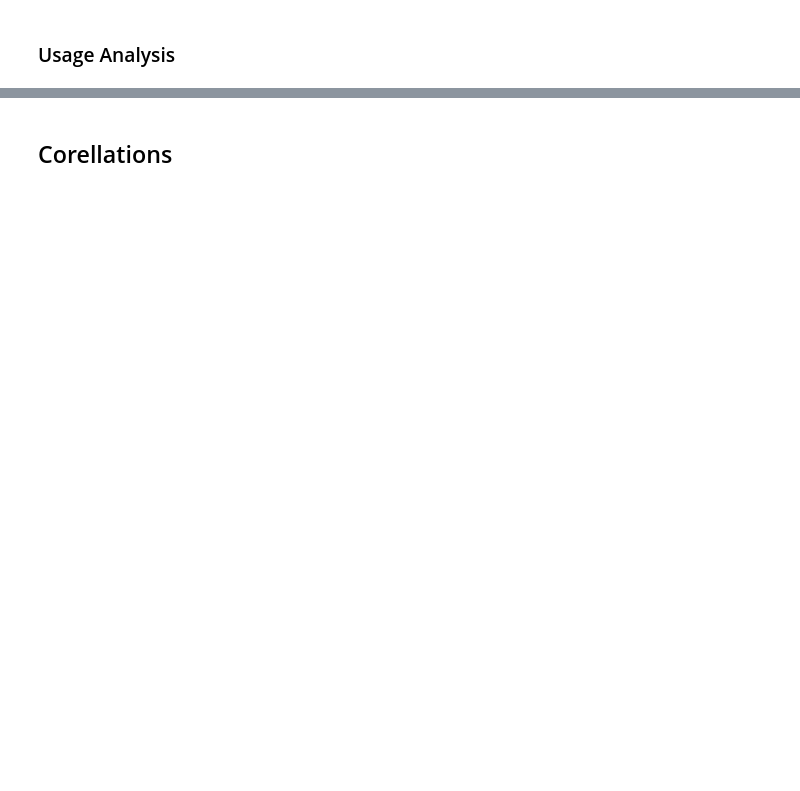
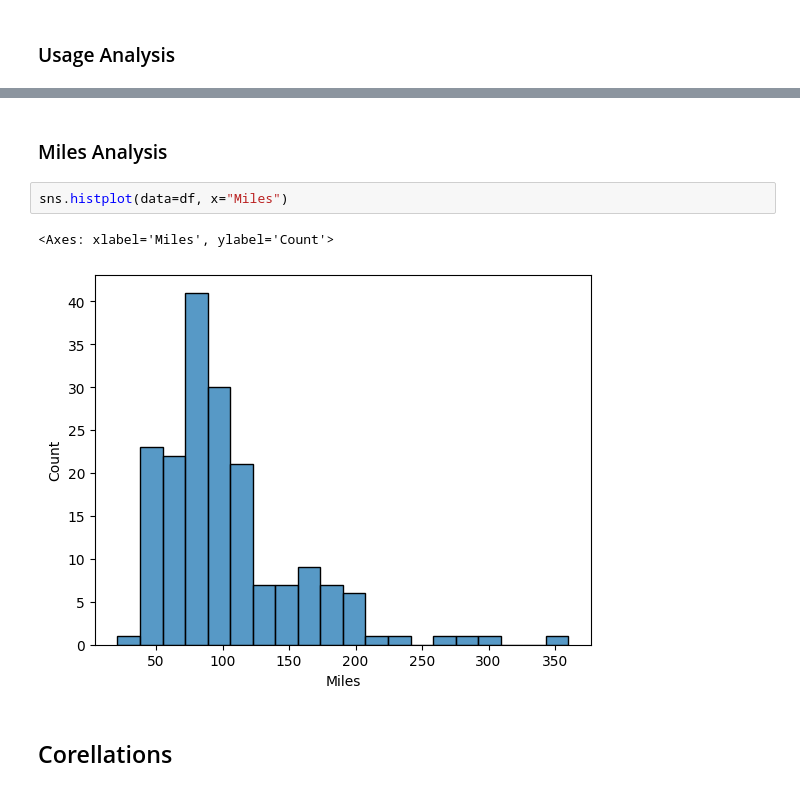
Before and after one commit to 2k4sm/aerofitAnalysis, a Jupyter notebook: aerofit_analysis.ipynb, the cells around one changed output, grey strips where cells are left out. Saved outputs shown, nothing was run; the diff lists cells and outputs as text; blank space fills up the shorter version.

```diff
--- a/aerofit_analysis.ipynb
+++ b/aerofit_analysis.ipynb
@@ -265,2 +278,9 @@ sns.boxplot(data=df, x="Education",y="Product")
+# %% [markdown]
+### Miles Analysis
+# %%
+sns.histplot(data=df, x="Miles")
+# %% [output]
+<Axes: xlabel='Miles', ylabel='Count'>
+[figure, added]
 # %% [markdown]
 ## Corellations
```
Also changed, not shown: parts of 3 cells of this notebook.
